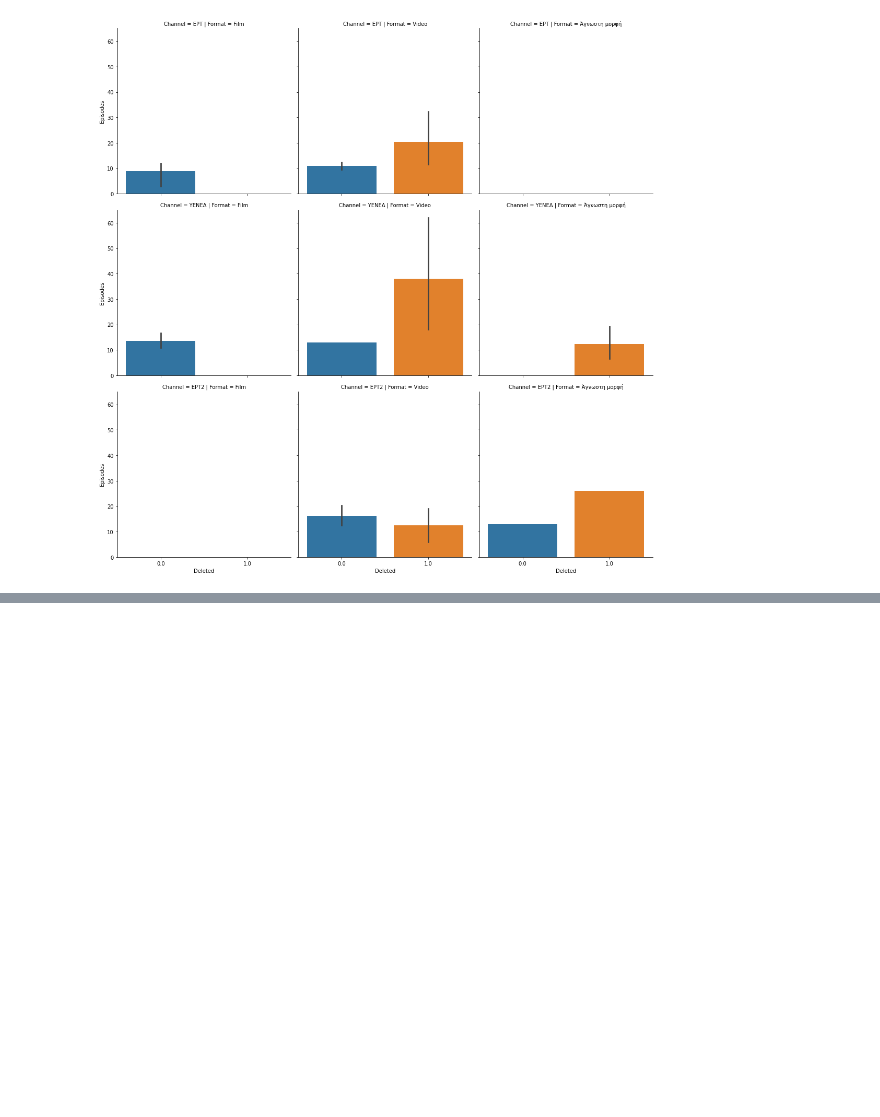
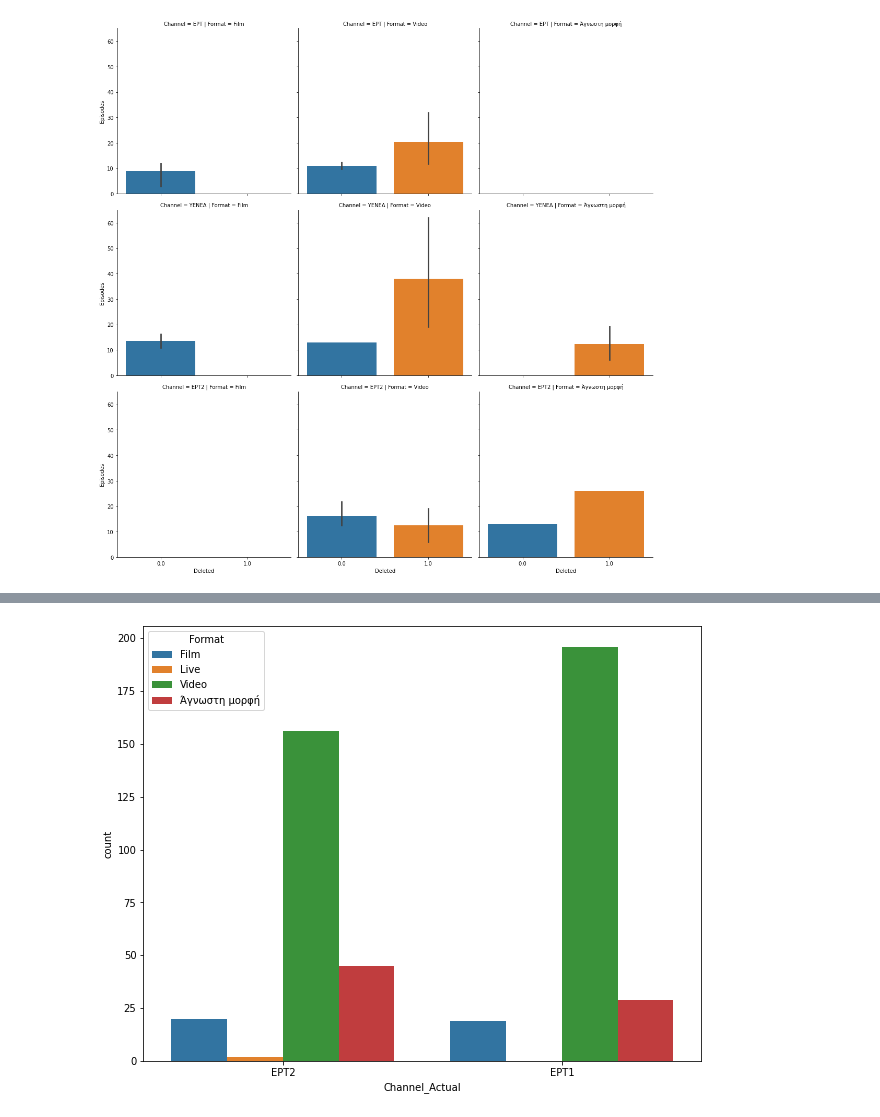
Before and after one commit to AntonioKal/Data_Analysis, a Jupyter notebook: Archivio_ERT.ipynb, the cells around one changed output, grey strips where cells are left out. Drawn from its saved outputs; the diff is of its cells as text; code cells hidden in the pictures; blank space fills up the shorter version.

```diff
--- a/Archivio_ERT.ipynb
+++ b/Archivio_ERT.ipynb
@@ -83,0 +101,6 @@ df.groupby(['Format', 'Channel']).sum()['Episodes'].plot(kind='pie',shadow=False
+# %%
+plt.figure(figsize=(10,8))
+ax = sbn.countplot(x = 'Channel_Actual', hue = 'Format', data = df)
+sbn.move_legend(ax, 'upper left')
+# %% [output]
+[figure, added]
```
Also changed, not shown: parts of 4 cells of this notebook.
